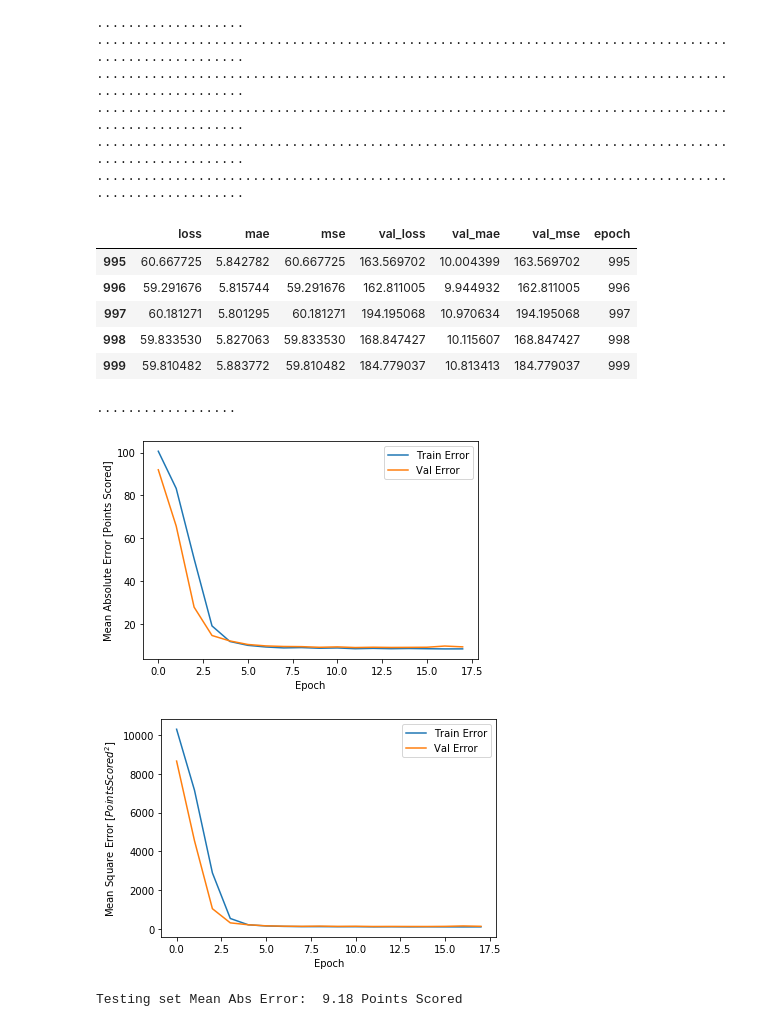
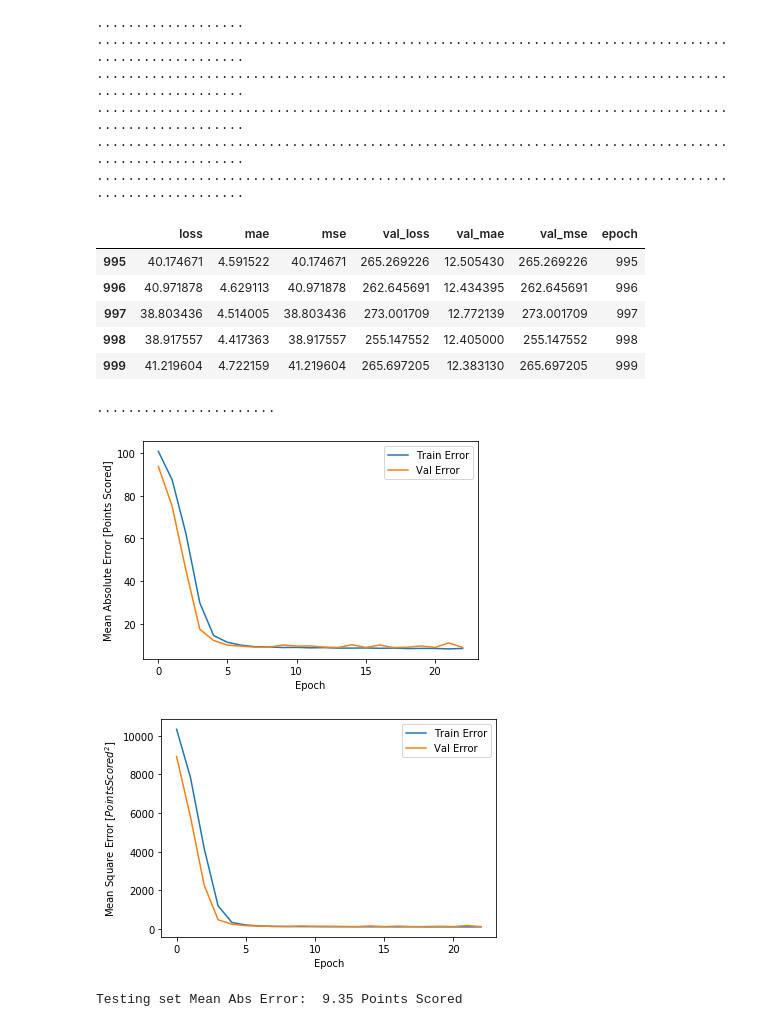
Before and after one commit to RohanPankaj/NBA-Prediction, a Jupyter notebook: Team-Prediction.ipynb, the cells around one changed output. Saved outputs shown, nothing was run; the diff lists cells and outputs as text; code cells hidden in the pictures.

Commit message:
Tried testing with the Mavs, bettwe data needed

```diff
--- a/Team-Prediction.ipynb
+++ b/Team-Prediction.ipynb
@@ -157,7 +157,7 @@ class Team(object):
 # %%
 #Data Preparation
 
-test = Team(1610612757).get_active_team_data()
+test = Team(1610612742).get_active_team_data()
 
 
 
@@ -212,7 +212,7 @@ test
 
 
 
-test = test.drop(columns=["POR"])
+test = test.drop(columns=["DAL"])
 
 
 print(test)
@@ -354,11 +354,11 @@ hist['epoch'] = history.epoch
 hist.tail()
 # %% [output]
 |  | loss | mae | mse | val_loss | val_mae | val_mse | epoch |
-| 995 | 60.667725 | 5.842782 | 60.667725 | 163.569702 | 10.004399 | 163.569702 | 995 |
-| 996 | 59.291676 | 5.815744 | 59.291676 | 162.811005 | 9.944932 | 162.811005 | 996 |
-| 997 | 60.181271 | 5.801295 | 60.181271 | 194.195068 | 10.970634 | 194.195068 | 997 |
-| 998 | 59.833530 | 5.827063 | 59.833530 | 168.847427 | 10.115607 | 168.847427 | 998 |
-| 999 | 59.810482 | 5.883772 | 59.810482 | 184.779037 | 10.813413 | 184.779037 | 999 |
+| 995 | 40.174671 | 4.591522 | 40.174671 | 265.269226 | 12.505430 | 265.269226 | 995 |
+| 996 | 40.971878 | 4.629113 | 40.971878 | 262.645691 | 12.434395 | 262.645691 | 996 |
+| 997 | 38.803436 | 4.514005 | 38.803436 | 273.001709 | 12.772139 | 273.001709 | 997 |
+| 998 | 38.917557 | 4.417363 | 38.917557 | 255.147552 | 12.405000 | 255.147552 | 998 |
+| 999 | 41.219604 | 4.722159 | 41.219604 | 265.697205 | 12.383130 | 265.697205 | 999 |
 # %%
 import matplotlib.pyplot as plt
 
@@ -388,23 +388,23 @@ def plot_history(history):
 # %%
 #early stopping
 
 model = build_model()
 
-early_stop = keras.callbacks.EarlyStopping(monitor='val_loss', patience=3)
+early_stop = keras.callbacks.EarlyStopping(monitor='val_loss', patience=5)
 
 history = model.fit(normed_train_data, train_labels, epochs=EPOCHS, validation_split = 0.2, verbose=0, callbacks=[early_stop, PrintDot()])
 
 plot_history(history)
 # %% [output]
-..................
+.......................
-[figure, old version]
+[figure, new version]
-[figure, old version]
+[figure, new version]
 # %%
 loss, mae, mse = model.evaluate(normed_test_data, test_labels, verbose=0)
 
 print("Testing set Mean Abs Error: {:5.2f} Points Scored".format(mae))
 # %% [output]
-Testing set Mean Abs Error:  9.18 Points Scored
+Testing set Mean Abs Error:  9.35 Points Scored
 # %%
 test_predictions = model.predict(normed_test_data).flatten()
 
```
Also changed, not shown: parts of 5 cells of this notebook.
